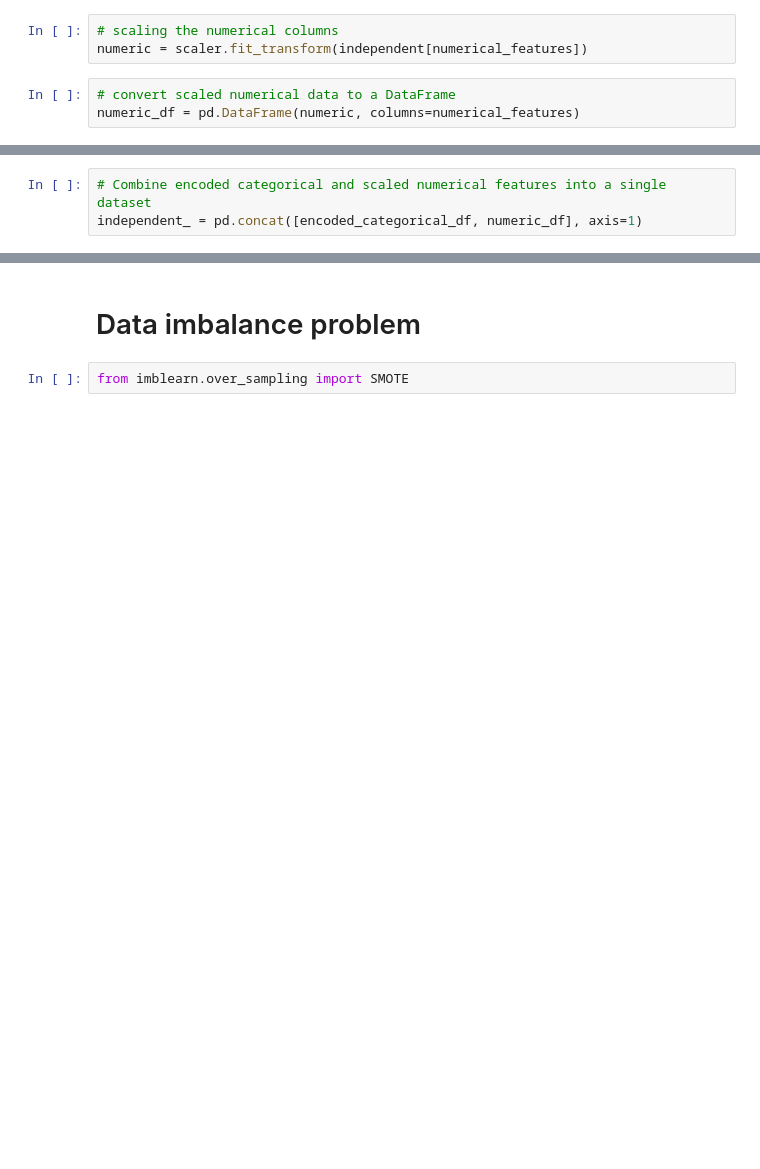
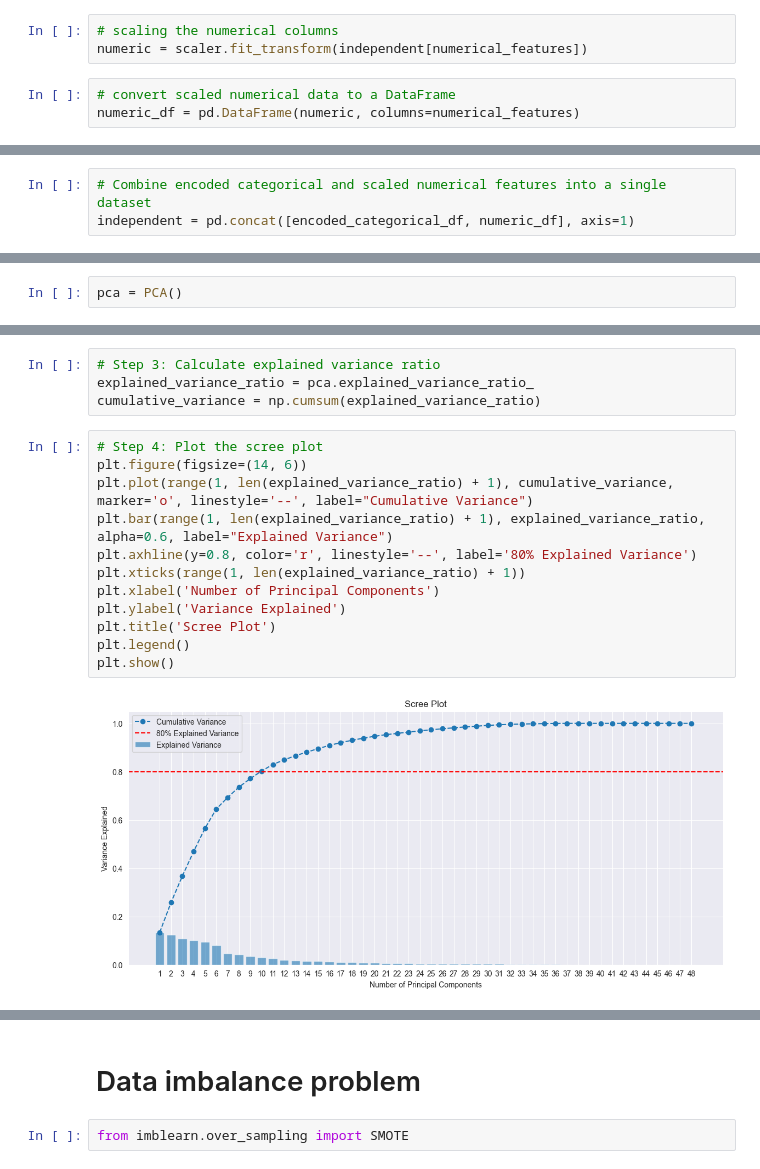
Before and after one commit to HirudikaAnupama/Predicting-Term-Deposit-Subscriptions, a Jupyter notebook: models/Predicting Term Deposit Subscriptions.ipynb, the cells around one changed output, grey strips where cells are left out. Cells and saved outputs as stored; diff of their text form; blank space fills up the shorter version.

```diff
--- a/models/Predicting Term Deposit Subscriptions.ipynb
+++ b/models/Predicting Term Deposit Subscriptions.ipynb
@@ -562,5 +621,5 @@ numeric_df
 28193 rows × 7 columns
 # %%
 # Combine encoded categorical and scaled numerical features into a single dataset
-independent_ = pd.concat([encoded_categorical_df, numeric_df], axis=1)
+independent = pd.concat([encoded_categorical_df, numeric_df], axis=1)
 # %%
@@ -581,0 +645,2 @@ independent_
+# %%
+pca = PCA()
@@ -581,0 +651,18 @@ independent_
+# %%
+# Step 3: Calculate explained variance ratio
+explained_variance_ratio = pca.explained_variance_ratio_
+cumulative_variance = np.cumsum(explained_variance_ratio)
+# %%
+# Step 4: Plot the scree plot
+plt.figure(figsize=(14, 6))
+plt.plot(range(1, len(explained_variance_ratio) + 1), cumulative_variance, marker='o', linestyle='--', label="Cumulative Variance")
+plt.bar(range(1, len(explained_variance_ratio) + 1), explained_variance_ratio, alpha=0.6, label="Explained Variance")
+plt.axhline(y=0.8, color='r', linestyle='--', label='80% Explained Variance')
+plt.xticks(range(1, len(explained_variance_ratio) + 1))
+plt.xlabel('Number of Principal Components')
+plt.ylabel('Variance Explained')
+plt.title('Scree Plot')
+plt.legend()
+plt.show()
+# %% [output]
+[figure, added]
```
Also changed, not shown: parts of 47 cells of this notebook.
